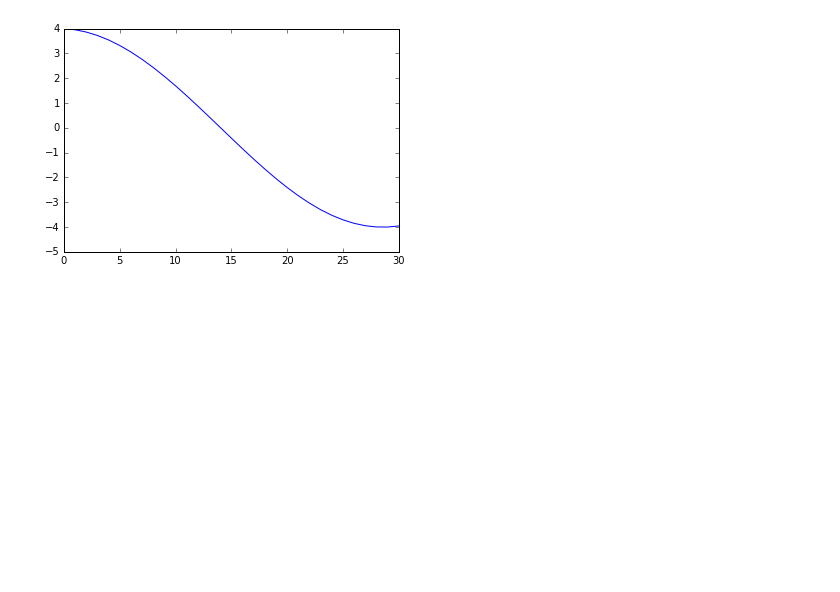
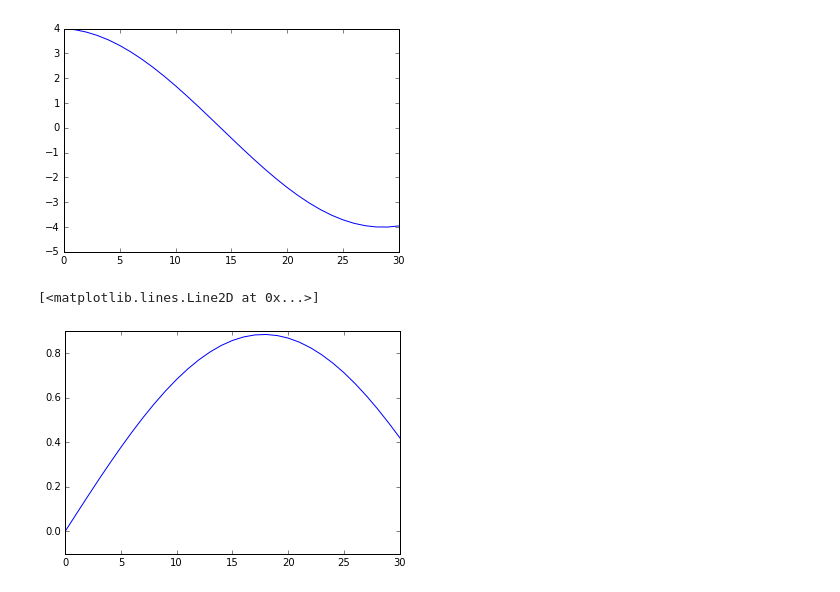
Before and after one commit to cabrer7/PyWignerCUDA2, a Jupyter notebook: instances/Wigner4D/HOscillator.ipynb, the cells around one changed output. Cells and saved outputs as stored; diff of their text form; code cells hidden in the pictures; blank space fills up the shorter version.

```diff
--- a/instances/Wigner4D/HOscillator.ipynb
+++ b/instances/Wigner4D/HOscillator.ipynb
@@ -46,7 +46,7 @@ class frame( GPU_Wigner4D ):
         self.omega_x = 1.
         self.omega_y = 1.
 
-        self.kinematicString  = '0.5*p*p/{mass}'.format(mass=self.mass)
+        self.kineticString  = '0.5*(p_x*p_x  + p_y*p_y)/{mass}'.format(mass=self.mass)
 
         self.potentialString  = '{c1}*pow(x,2) + {c2}*pow(y,2)'
         self.potentialString = self.potentialString.format(
@@ -227,3 +227,8 @@ plt.plot( instance.average_p_x )
 # %% [output]
 [<matplotlib.lines.Line2D at 0x...>]
 [figure]
+# %%
+plt.plot( instance.average_y  )
+# %% [output]
+[<matplotlib.lines.Line2D at 0x...>]
+[figure, added]
```
Also changed, not shown: parts of 1 cell of this notebook.
